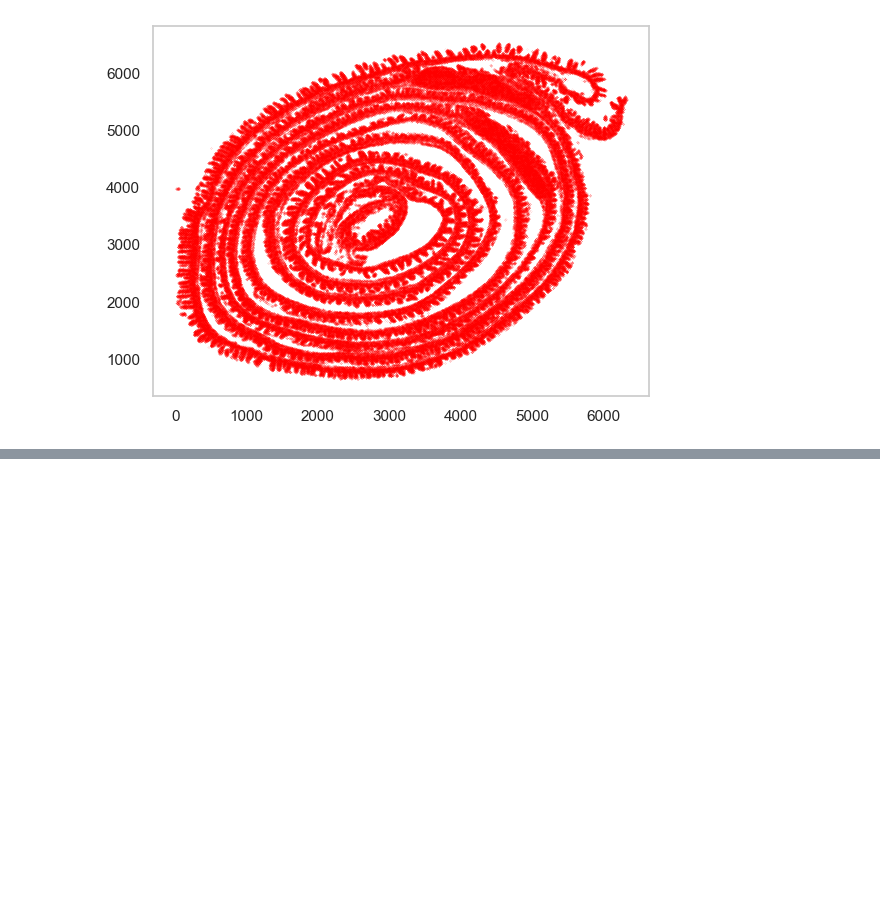
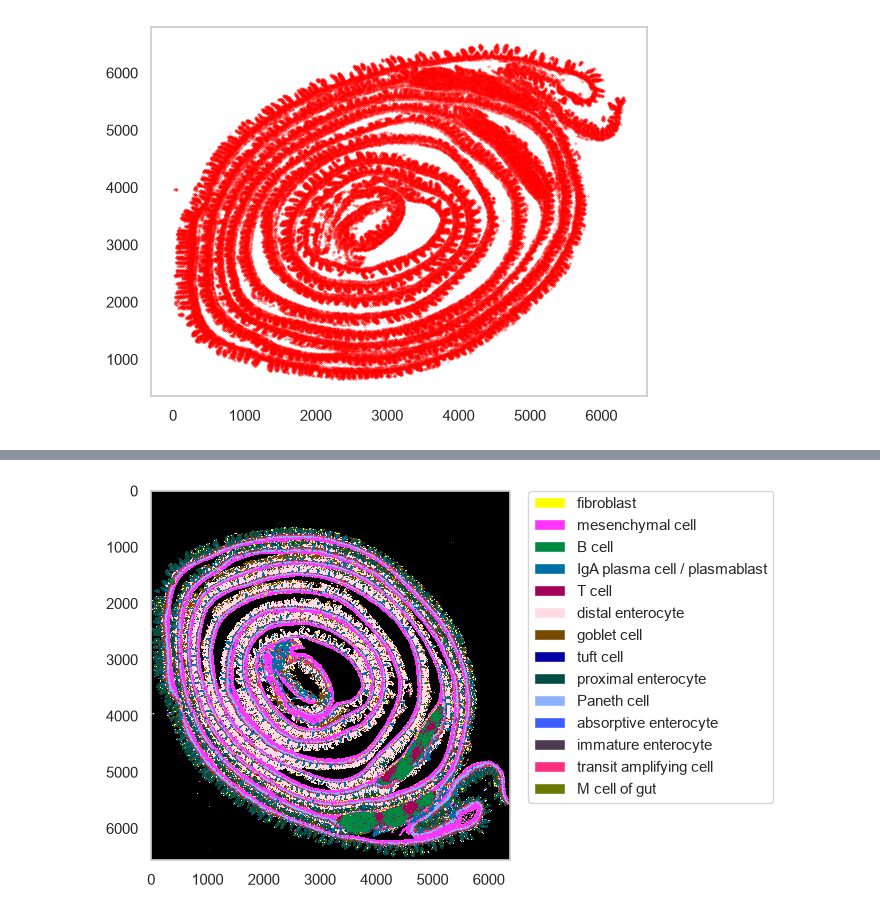
Before and after one commit to pnucolab/CeLLMan, a Jupyter notebook: notebooks/visiumhd_small_intestine.ipynb, the cells around one changed output, grey strips where cells are left out. Drawn from its saved outputs; the diff is of its cells as text; code cells hidden in the pictures; blank space fills up the shorter version.

```diff
--- a/notebooks/visiumhd_small_intestine.ipynb
+++ b/notebooks/visiumhd_small_intestine.ipynb
@@ -218,0 +183,3 @@ No `sdata` and no GPU KDE — it streams `vf_normalized`.
+# %%
+ds = cms.Dataset(STORE)
+analysis = cms.Analysis(ds, ncores=NCORES, verbose=True)
@@ -236,0 +293,4 @@ ds.plot_celltypes_map(show_annotation=True, save_to_spatialdata=False,
+# %%
+ds.plot_celltypes_map(show_annotation=True)
+# %% [output]
+[figure, added]
```
Also changed, not shown: parts of 41 cells of this notebook, 33 other files.
